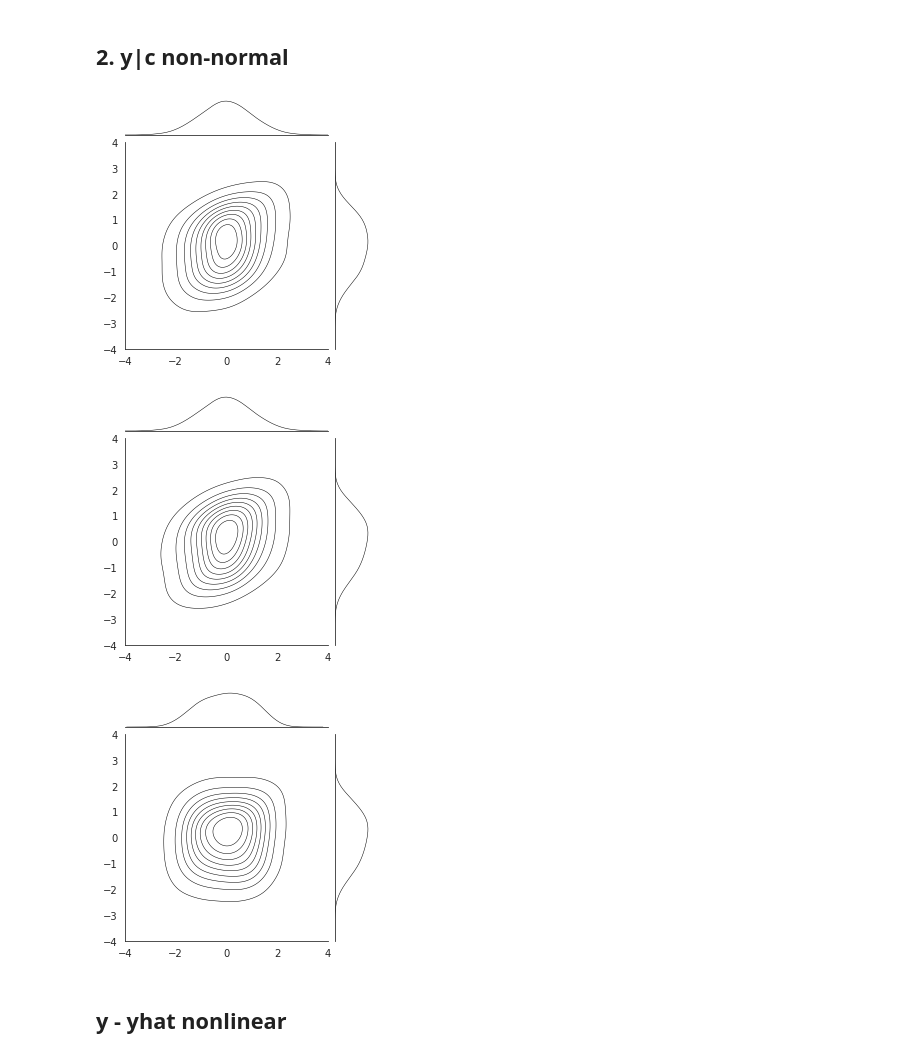
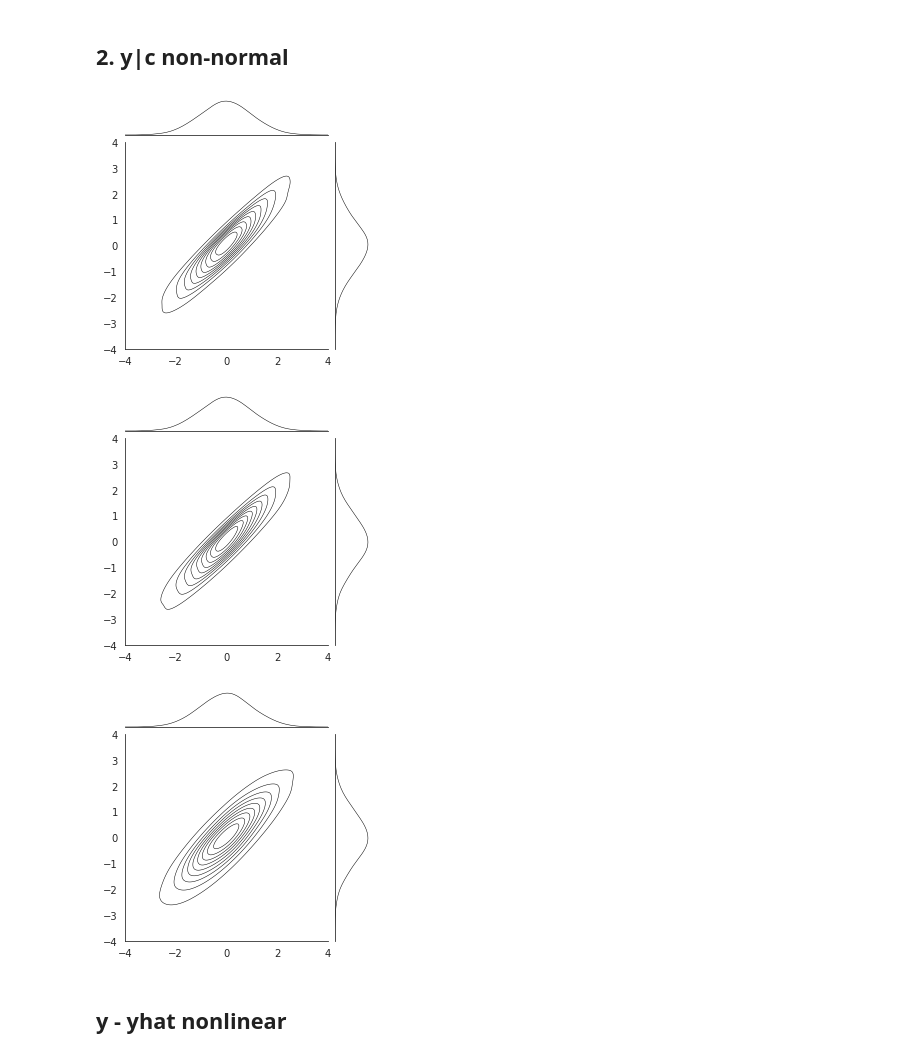
Before and after one commit to pni-lab/mlconfound-manuscript, a Jupyter notebook: simulated/plot_simulations.ipynb, the cells around one changed output. Cells and saved outputs as stored; diff of their text form; code cells hidden in the pictures.

```diff
--- a/simulated/plot_simulations.ipynb
+++ b/simulated/plot_simulations.ipynb
@@ -52,28 +52,28 @@ with sns.axes_style("white"):
 # %%
 y, c, yhat =simulate_y_c_yhat(w_yc=w_yc,
                               w_yyhat=w_yyhat, w_cyhat=w_cyhat,
                               n=n,
                               random_state=42,
                               delta=0.1,
-                              epsilon=5)
+                              epsilon=3)
 with sns.axes_style("white"):
     sns.jointplot(x=y,y=c, kind="kde", height=4,
                   marginal_kws={"color":"black", "lw":0.5, "bw_adjust":2},
                   joint_kws={"colors":"black", "linewidths":0.5, "bw_adjust":2},
                   xlim = (-4,4), ylim = (-4,4))
     sns.jointplot(x=y,y=yhat, kind="kde", height=4,
                   marginal_kws={"color":"black", "lw":0.5, "bw_adjust":2},
                   joint_kws={"colors":"black", "linewidths":0.5, "bw_adjust":2},
                   xlim = (-4,4), ylim = (-4,4))
 
     sns.jointplot(x=c,y=yhat, kind="kde", height=4,
                   marginal_kws={"color":"black", "lw":0.5, "bw_adjust":2},
                   joint_kws={"colors":"black", "linewidths":0.5, "bw_adjust":2},
                   xlim = (-4,4), ylim = (-4,4))
 # %% [output]
-[figure, old version]
+[figure, new version]
-[figure, old version]
+[figure, new version]
-[figure, old version]
+[figure, new version]
 # %% [markdown]
 ## y - yhat nonlinear
 # %%
```
Also changed, not shown: 1 other file.
